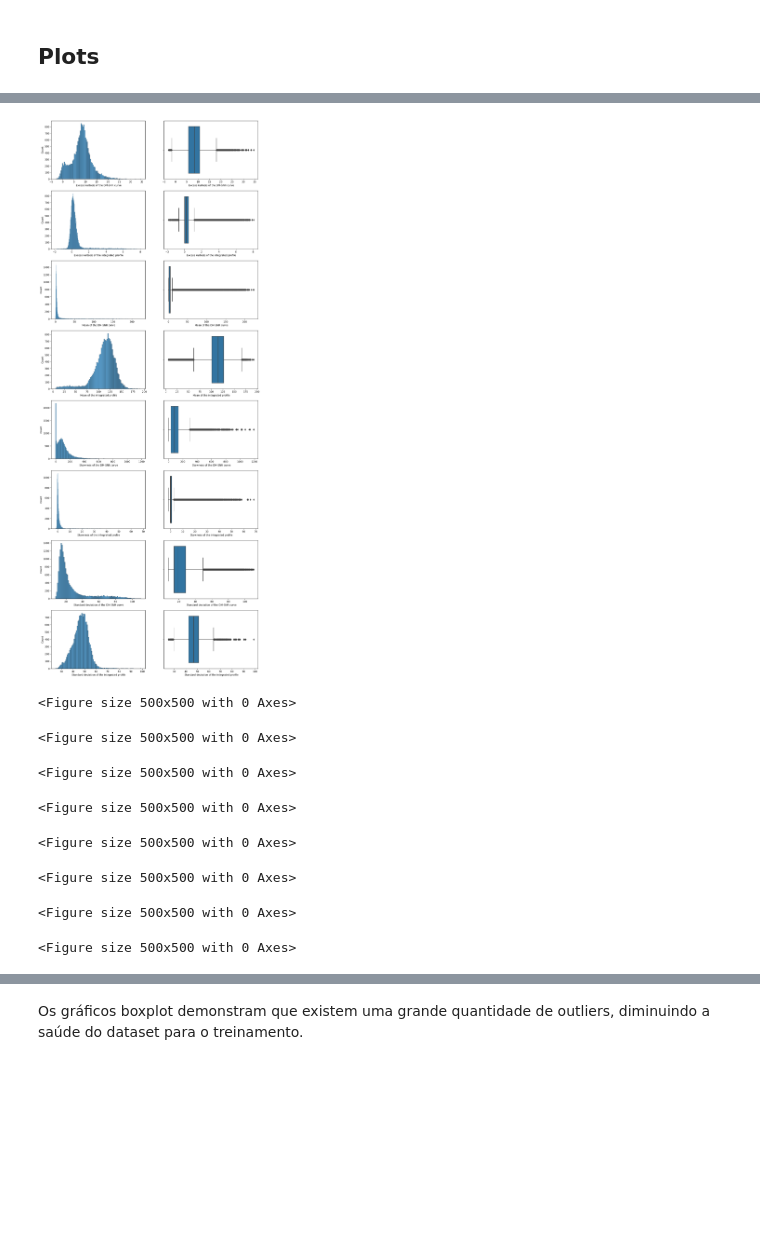
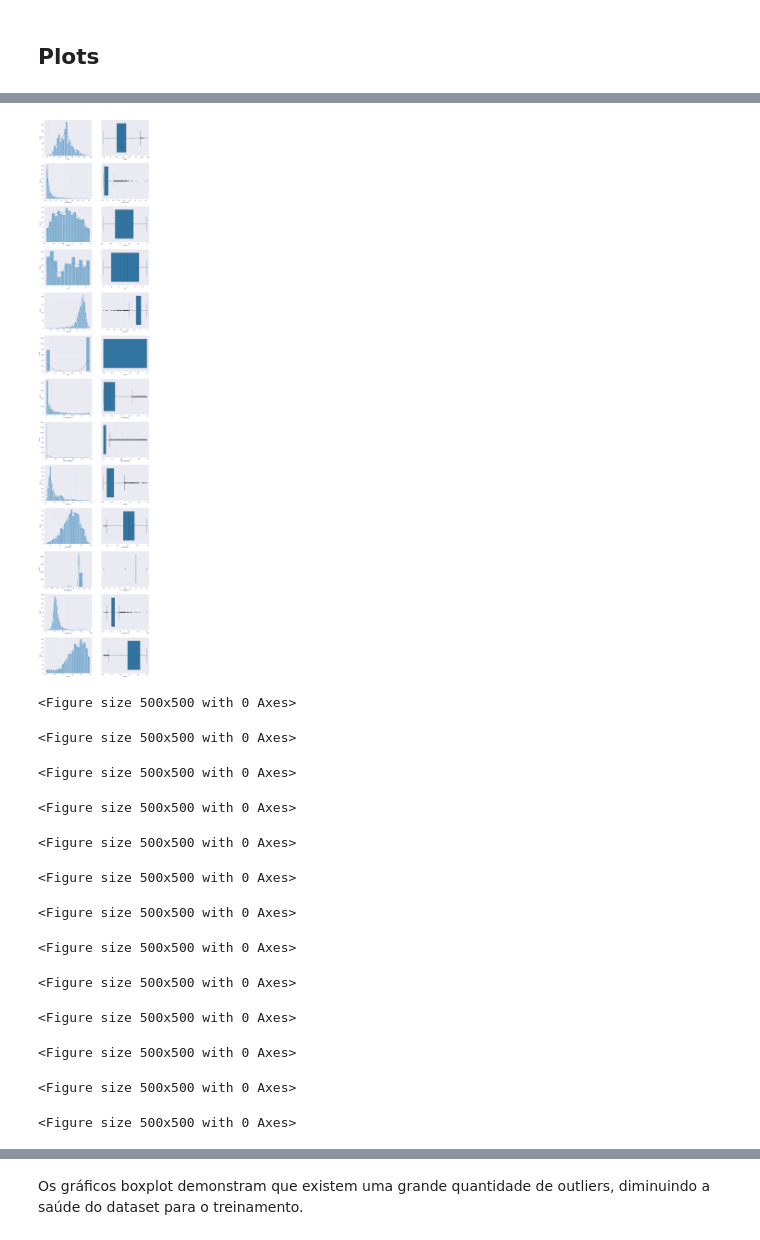
Before and after one commit to KValim/Projetcs, a Jupyter notebook: FIAP/deep learning I/spotfy/spotfy.ipynb, the cells around one changed output, grey strips where cells are left out. Cells and saved outputs as stored; diff of their text form; code cells hidden in the pictures; blank space fills up the shorter version.

```diff
--- a/FIAP/deep learning I/spotfy/spotfy.ipynb
+++ b/FIAP/deep learning I/spotfy/spotfy.ipynb
@@ -39,6 +45,7 @@ from tensorflow.keras.utils import to_categorical
 # %% [markdown]
 # Código
 # %%
-df = pd.read_csv('https://raw.githubusercontent.com/KValim/Projetcs/main/FIAP/deep%20learning%20I/pulsar_star/pulsar_stars.csv')
+df = pd.read_csv('https://raw.githubusercontent.com/KValim/Projetcs/main/FIAP/deep%20learning%20I/spotfy/DadosSpotify.csv')
+df.drop(columns=['id'], inplace=True)
 df
 # %% [output]
@@ -134,5 +145,4 @@ sns.pairplot(df, hue="target_class", markers=["o", "D"])
 # %%
-continous_features = list(set(df.columns) - set(['target_class']))
-continous_features.sort()
+continous_features = list(set(df.columns) - set(['target']) - set(['artist']) - set(['song_title']))
 continous_features
 # %% [output]
@@ -147,13 +162,14 @@ continous_features
 # %%
-fig, axes = plt.subplots(nrows=len(continous_features),ncols=2,  figsize=(15, 40))
+fig, axes = plt.subplots(nrows=len(continous_features),ncols=2,  figsize=(15, 80))
 for i in range(len(continous_features)):
     feature = continous_features[i]
     plt.figure(figsize = (5, 5))
     data=df.copy()
-    sns.histplot(x=data[feature].dropna(), ax=axes[i][0])
-    sns.boxplot(x=data[feature].dropna(), ax=axes[i][1])
+
+    sns.histplot(x=data[feature], ax=axes[i][0], kde=True)
+    sns.boxplot(x=data[feature], ax=axes[i][1])
 # %% [output]
-[figure, old version]
+[figure, new version]
 <Figure size 500x500 with 0 Axes>
 <Figure size 500x500 with 0 Axes>
 <Figure size 500x500 with 0 Axes>
@@ -162,3 +178,8 @@ for i in range(len(continous_features)):
 <Figure size 500x500 with 0 Axes>
 <Figure size 500x500 with 0 Axes>
 <Figure size 500x500 with 0 Axes>
+<Figure size 500x500 with 0 Axes>
+<Figure size 500x500 with 0 Axes>
+<Figure size 500x500 with 0 Axes>
+<Figure size 500x500 with 0 Axes>
+<Figure size 500x500 with 0 Axes>
```
Also changed, not shown: parts of 47 cells of this notebook.
